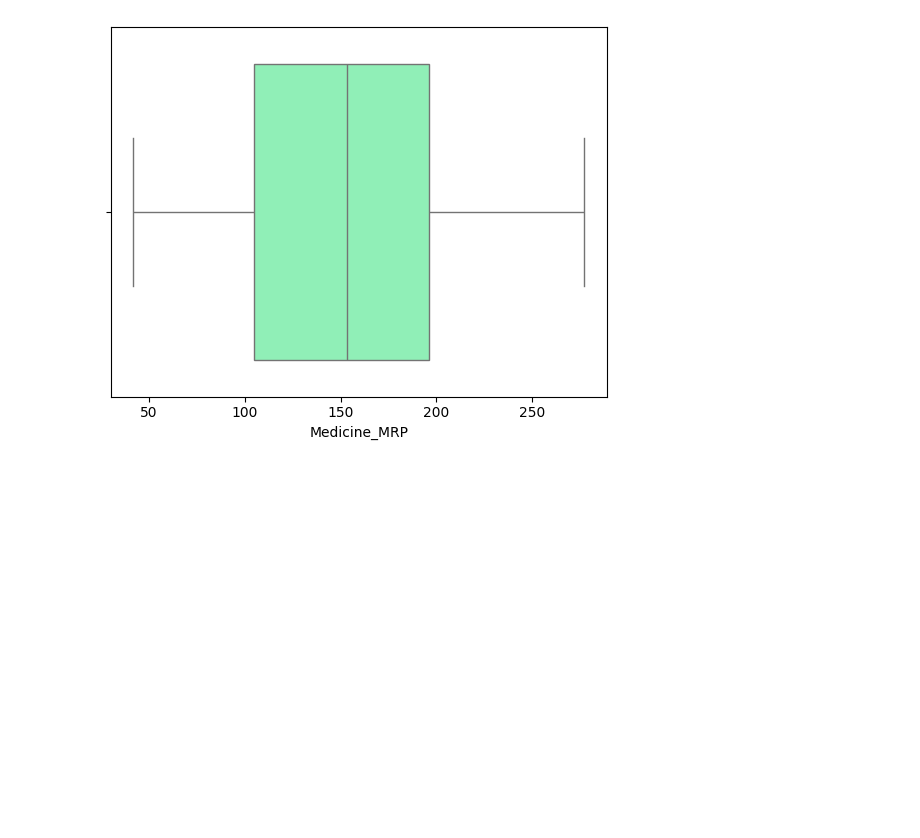
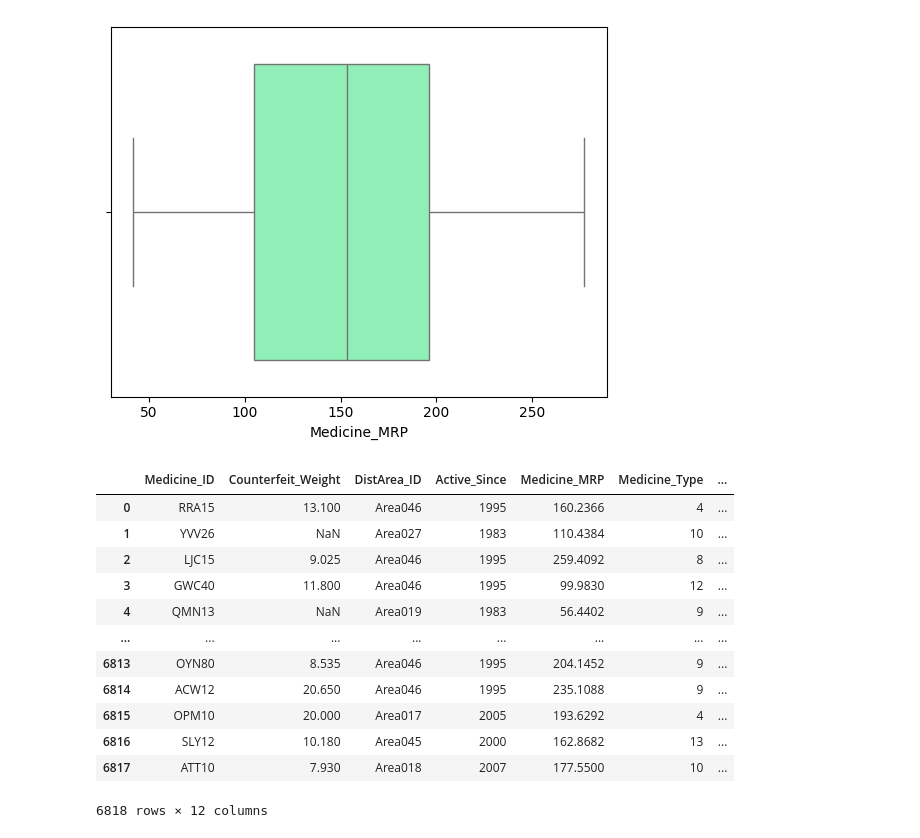
Before and after one commit to k4karmant/Skills4Future, a Jupyter notebook: 05_03.ipynb, the cells around one changed output. Saved outputs shown, nothing was run; the diff lists cells and outputs as text; code cells hidden in the pictures; blank space fills up the shorter version.

```diff
--- a/05_03.ipynb
+++ b/05_03.ipynb
@@ -108,3 +108,19 @@ df['Area_Type'] = label_encoder.fit_transform(df['Area_Type'])
 df['Area_City_Type'] = label_encoder.fit_transform(df['Area_City_Type'])
 df['Area_dist_level'] = label_encoder.fit_transform(df['Area_dist_level'])
 df['SidEffect_Level'] = label_encoder.fit_transform(df['SidEffect_Level'])
+# %%
+df
+# %% [output]
+|  | Medicine_ID | Counterfeit_Weight | DistArea_ID | Active_Since | Medicine_MRP | Medicine_Type | ... |
+| 0 | RRA15 | 13.100 | Area046 | 1995 | 160.2366 | 4 | ... |
+| 1 | YVV26 | NaN | Area027 | 1983 | 110.4384 | 10 | ... |
+| 2 | LJC15 | 9.025 | Area046 | 1995 | 259.4092 | 8 | ... |
+| 3 | GWC40 | 11.800 | Area046 | 1995 | 99.9830 | 12 | ... |
+| 4 | QMN13 | NaN | Area019 | 1983 | 56.4402 | 9 | ... |
+| ... | ... | ... | ... | ... | ... | ... | ... |
+| 6813 | OYN80 | 8.535 | Area046 | 1995 | 204.1452 | 9 | ... |
+| 6814 | ACW12 | 20.650 | Area046 | 1995 | 235.1088 | 9 | ... |
+| 6815 | OPM10 | 20.000 | Area017 | 2005 | 193.6292 | 4 | ... |
+| 6816 | SLY12 | 10.180 | Area045 | 2000 | 162.8682 | 13 | ... |
+| 6817 | ATT10 | 7.930 | Area018 | 2007 | 177.5500 | 10 | ... |
+6818 rows × 12 columns
```
Also changed, not shown: parts of 8 cells of this notebook, 4 other files.
